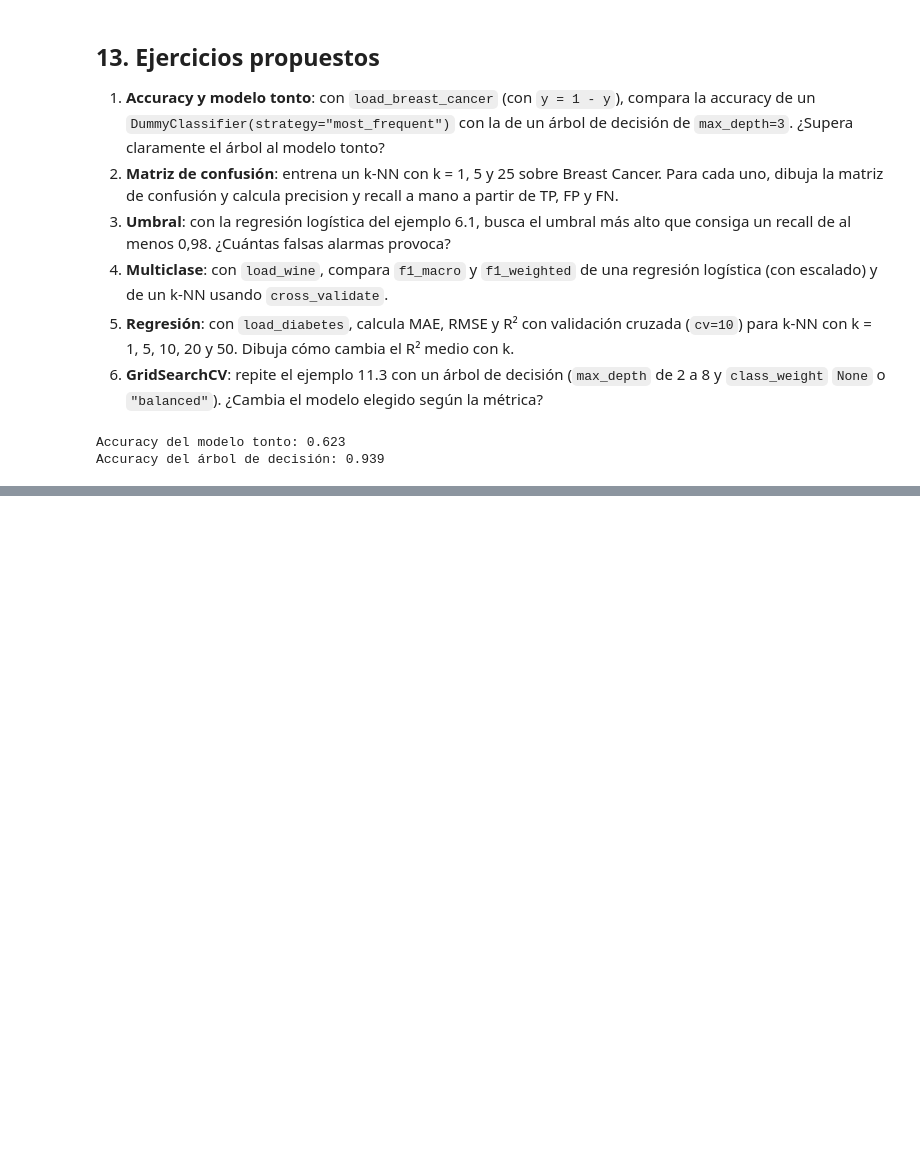
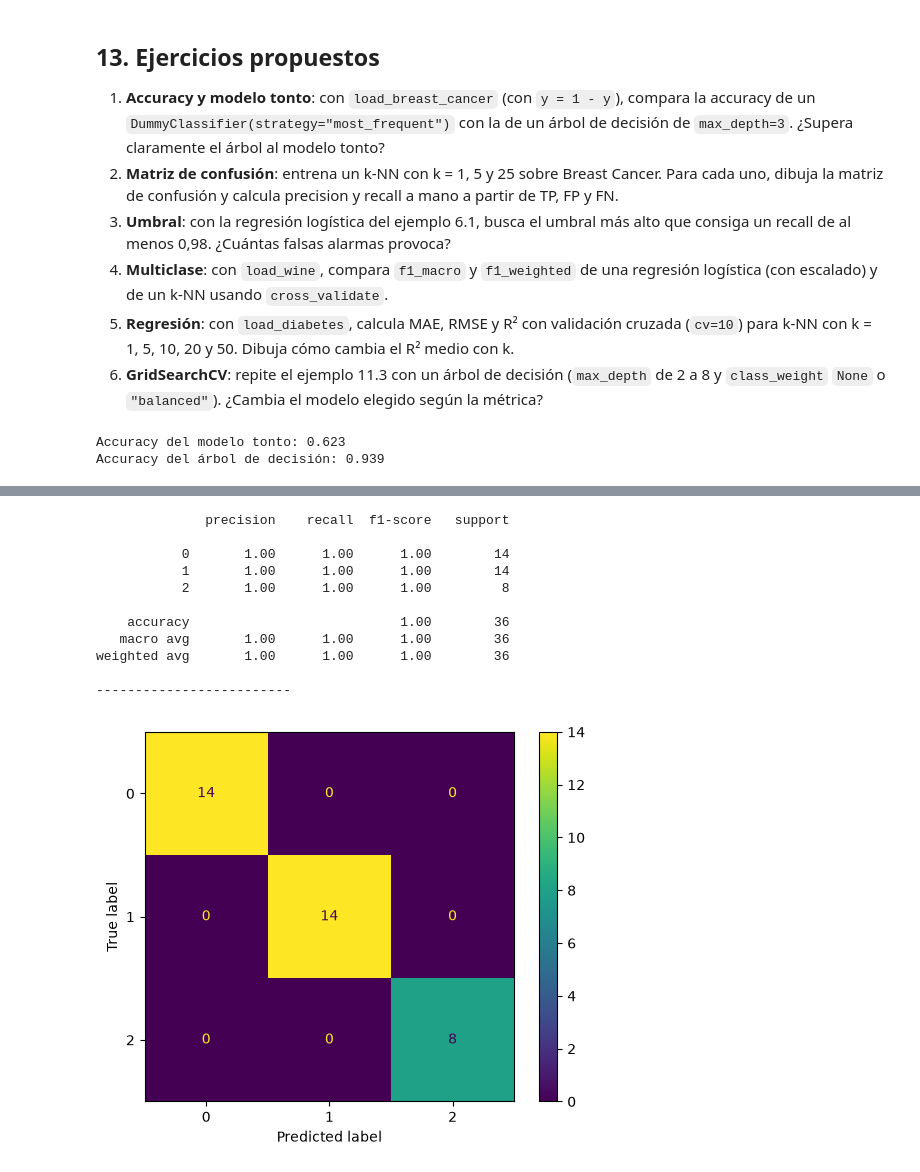
Before and after one commit to AndresDAM2526/PIA, a Jupyter notebook: 10_a_Metricas_evaluacion.ipynb, the cells around one changed output, grey strips where cells are left out. Cells and saved outputs as stored; diff of their text form; code cells hidden in the pictures; blank space fills up the shorter version.

```diff
--- a/10_a_Metricas_evaluacion.ipynb
+++ b/10_a_Metricas_evaluacion.ipynb
@@ -1028,3 +1028,25 @@ Recal: 0.8604651162790697
 [figure]
 [figure]
 [figure]
+# %%
+X,y=load_wine(return_X_y=True)
+X_train,X_test,y_train,y_test=train_test_split(X,y,test_size=0.2,random_state=42)
+reg_log=make_pipeline(StandardScaler(),LogisticRegression())
+reg_log.fit(X_train,y_train)
+y_pred_red_log=reg_log.predict(X_test)
+print(classification_report(y_test,y_pred_red_log))
+ConfusionMatrixDisplay.from_predictions(y_test, y_pred_red_log)
+print("-------------------------")
+# %% [output]
+              precision    recall  f1-score   support
+
+           0       1.00      1.00      1.00        14
+           1       1.00      1.00      1.00        14
+           2       1.00      1.00      1.00         8
+
+    accuracy                           1.00        36
+   macro avg       1.00      1.00      1.00        36
+weighted avg       1.00      1.00      1.00        36
+
+-------------------------
+[figure, added]
```
Also changed, not shown: parts of 3 cells of this notebook, 1 other file.
